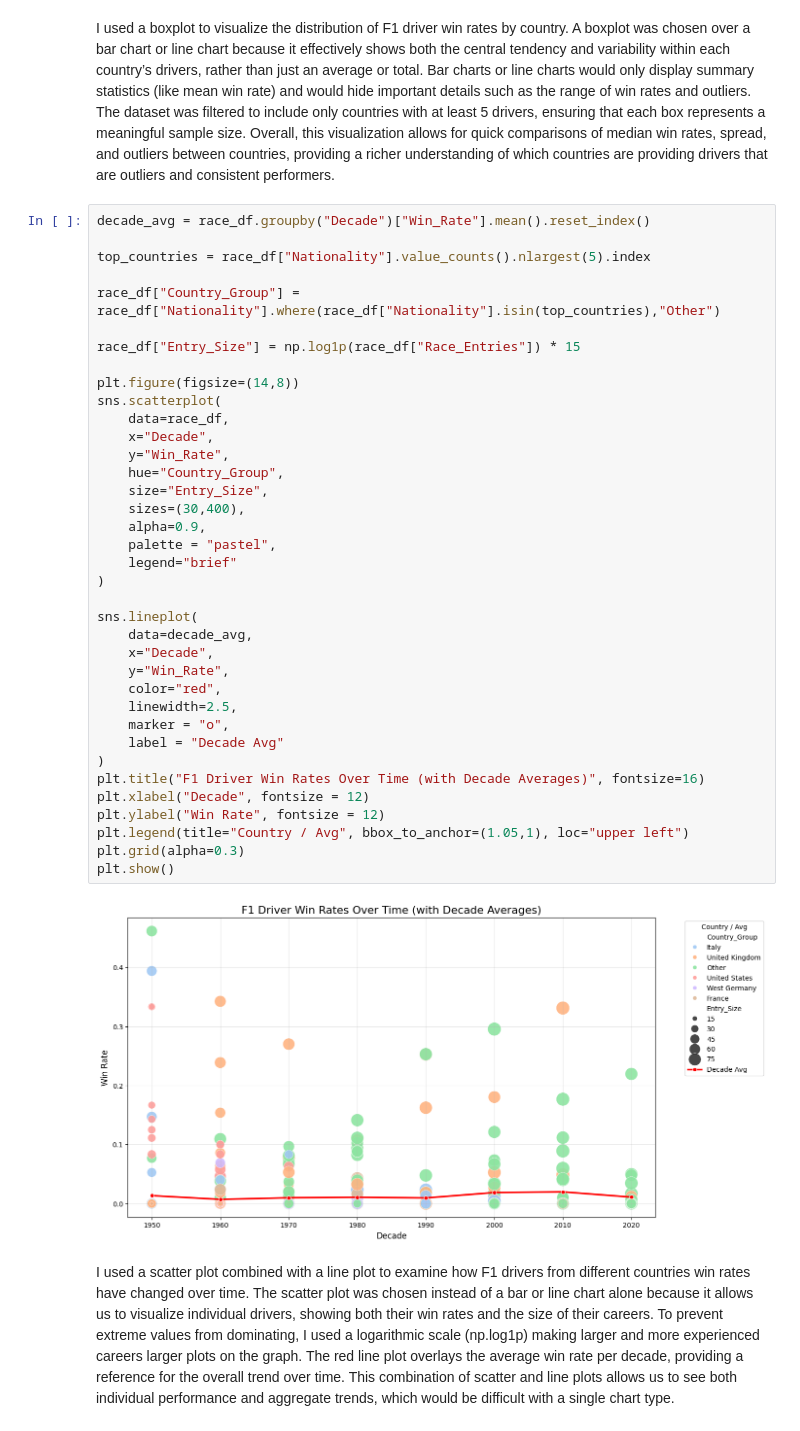
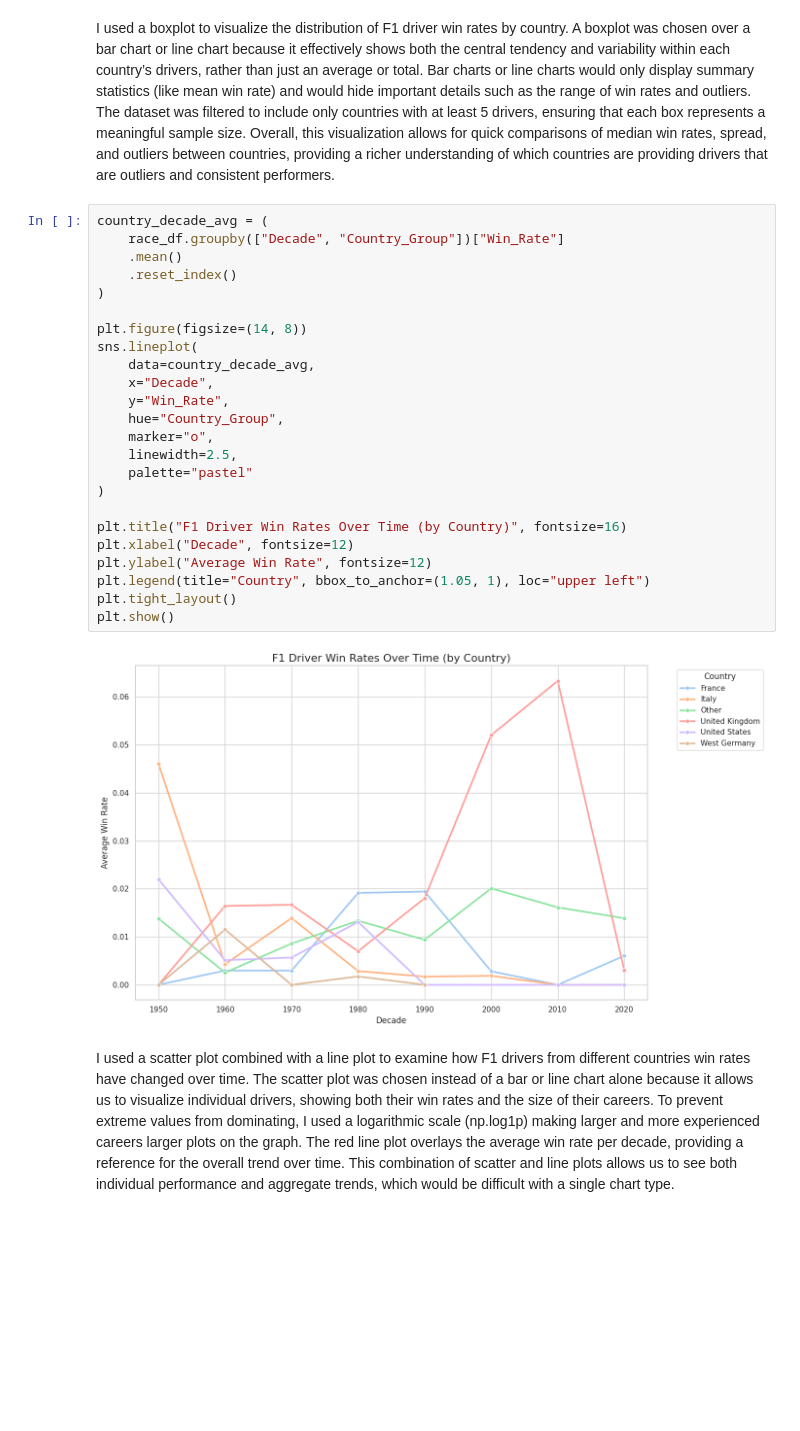
Before and after one commit to ryakkalauncc/4122project1, a Jupyter notebook: ITCS4122Project1.ipynb, the cells around one changed output. Cells and saved outputs as stored; diff of their text form; blank space fills up the shorter version.

```diff
--- a/ITCS4122Project1.ipynb
+++ b/ITCS4122Project1.ipynb
@@ -122,44 +122,31 @@ I used a boxplot to visualize the distribution of F1 driver win rates by country
 The dataset was filtered to include only countries with at least 5 drivers, ensuring that each box represents a meaningful sample size.
 Overall, this visualization allows for quick comparisons of median win rates, spread, and outliers between countries, providing a richer understanding of which countries are providing drivers that are outliers and consistent performers.
 # %%
-decade_avg = race_df.groupby("Decade")["Win_Rate"].mean().reset_index()
+country_decade_avg = (
+    race_df.groupby(["Decade", "Country_Group"])["Win_Rate"]
+    .mean()
+    .reset_index()
+)
 
-top_countries = race_df["Nationality"].value_counts().nlargest(5).index
-
-race_df["Country_Group"] = race_df["Nationality"].where(race_df["Nationality"].isin(top_countries),"Other")
-
-race_df["Entry_Size"] = np.log1p(race_df["Race_Entries"]) * 15
-
-plt.figure(figsize=(14,8))
-sns.scatterplot(
-    data=race_df,
+plt.figure(figsize=(14, 8))
+sns.lineplot(
+    data=country_decade_avg,
     x="Decade",
     y="Win_Rate",
     hue="Country_Group",
-    size="Entry_Size",
-    sizes=(30,400),
-    alpha=0.9,
-    palette = "pastel",
-    legend="brief"
+    marker="o",
+    linewidth=2.5,
+    palette="pastel"
 )
 
-sns.lineplot(
-    data=decade_avg,
-    x="Decade",
-    y="Win_Rate",
-    color="red",
-    linewidth=2.5,
-    marker = "o",
-    label = "Decade Avg"
-)
-plt.title("F1 Driver Win Rates Over Time (with Decade Averages)", fontsize=16)
-plt.xlabel("Decade", fontsize = 12)
-plt.ylabel("Win Rate", fontsize = 12)
-plt.legend(title="Country / Avg", bbox_to_anchor=(1.05,1), loc="upper left")
-plt.grid(alpha=0.3)
+plt.title("F1 Driver Win Rates Over Time (by Country)", fontsize=16)
+plt.xlabel("Decade", fontsize=12)
+plt.ylabel("Average Win Rate", fontsize=12)
+plt.legend(title="Country", bbox_to_anchor=(1.05, 1), loc="upper left")
+plt.tight_layout()
 plt.show()
 # %% [output]
-[figure, old version]
+[figure, new version]
 # %% [markdown]
 I used a scatter plot combined with a line plot to examine how F1 drivers from
 different countries win rates have changed over time. The scatter plot was chosen instead of a bar or line chart alone because it allows us to visualize individual drivers, showing both their win rates and the size of their careers.
```
Also changed, not shown: parts of 3 cells of this notebook.
